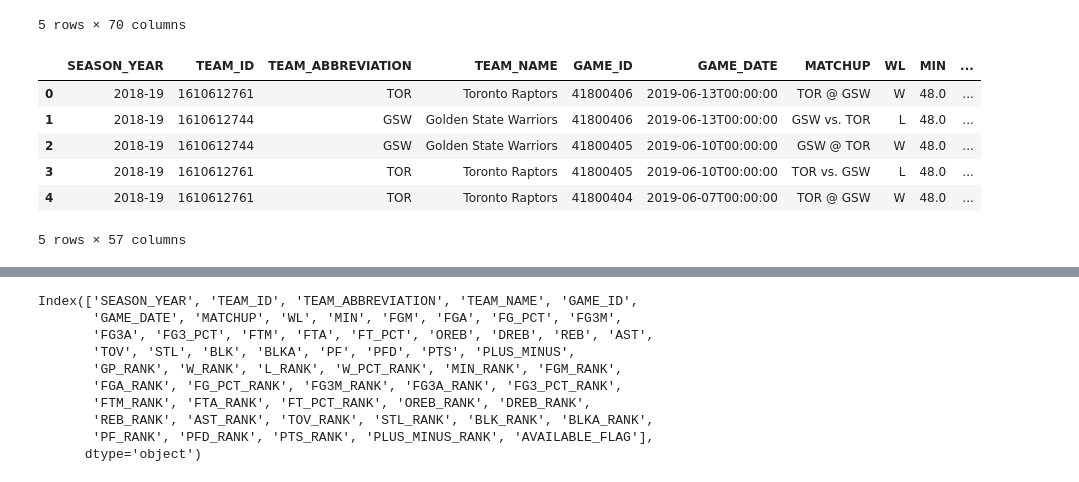
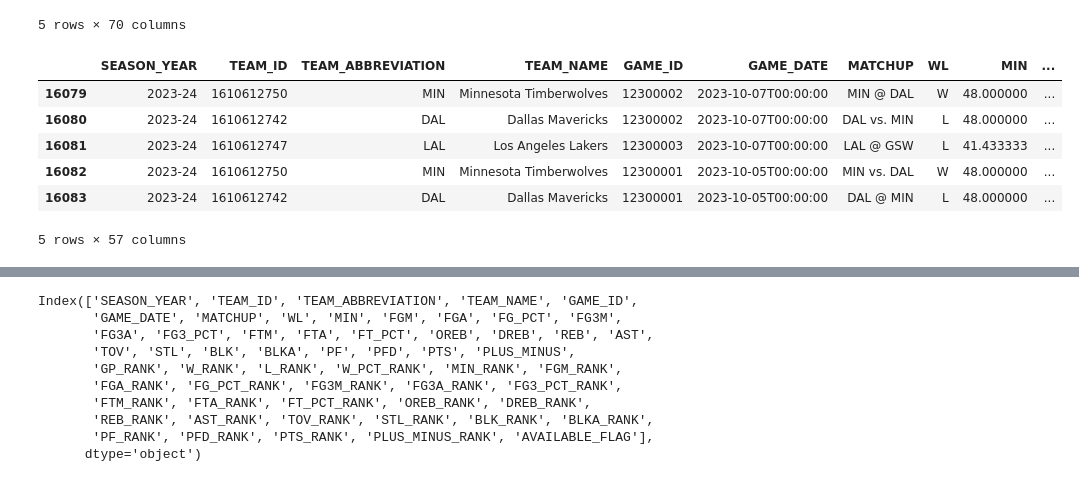
Before and after one commit to matJTzimas/NbaGamePrediction, a Jupyter notebook: research/nba.ipynb, the cells around one changed output, grey strips where cells are left out. Cells and saved outputs as stored; diff of their text form; code cells hidden in the pictures.

```diff
--- a/research/nba.ipynb
+++ b/research/nba.ipynb
@@ -42,14 +42,14 @@ players_df.head()
 5 rows × 70 columns
 # %%
 games_df = pd.read_csv('/Users/mathewjimmytzimas/Documents/newMac/projects/NbaGamePrediction/data/validation/games.csv')
-games_df.head()
+games_df.tail()
 # %% [output]
 |  | SEASON_YEAR | TEAM_ID | TEAM_ABBREVIATION | TEAM_NAME | GAME_ID | GAME_DATE | MATCHUP | WL | MIN | ... |
-| 0 | 2018-19 | 1610612761 | TOR | Toronto Raptors | 41800406 | 2019-06-13T00:00:00 | TOR @ GSW | W | 48.0 | ... |
-| 1 | 2018-19 | 1610612744 | GSW | Golden State Warriors | 41800406 | 2019-06-13T00:00:00 | GSW vs. TOR | L | 48.0 | ... |
-| 2 | 2018-19 | 1610612744 | GSW | Golden State Warriors | 41800405 | 2019-06-10T00:00:00 | GSW @ TOR | W | 48.0 | ... |
-| 3 | 2018-19 | 1610612761 | TOR | Toronto Raptors | 41800405 | 2019-06-10T00:00:00 | TOR vs. GSW | L | 48.0 | ... |
-| 4 | 2018-19 | 1610612761 | TOR | Toronto Raptors | 41800404 | 2019-06-07T00:00:00 | TOR @ GSW | W | 48.0 | ... |
+| 16079 | 2023-24 | 1610612750 | MIN | Minnesota Timberwolves | 12300002 | 2023-10-07T00:00:00 | MIN @ DAL | W | 48.000000 | ... |
+| 16080 | 2023-24 | 1610612742 | DAL | Dallas Mavericks | 12300002 | 2023-10-07T00:00:00 | DAL vs. MIN | L | 48.000000 | ... |
+| 16081 | 2023-24 | 1610612747 | LAL | Los Angeles Lakers | 12300003 | 2023-10-07T00:00:00 | LAL @ GSW | L | 41.433333 | ... |
+| 16082 | 2023-24 | 1610612750 | MIN | Minnesota Timberwolves | 12300001 | 2023-10-05T00:00:00 | MIN vs. DAL | W | 48.000000 | ... |
+| 16083 | 2023-24 | 1610612742 | DAL | Dallas Mavericks | 12300001 | 2023-10-05T00:00:00 | DAL @ MIN | L | 48.000000 | ... |
 5 rows × 57 columns
 # %%
 from nba_api.stats.static import players, teams
```
Also changed, not shown: parts of 2 cells of this notebook, 3 other files.
